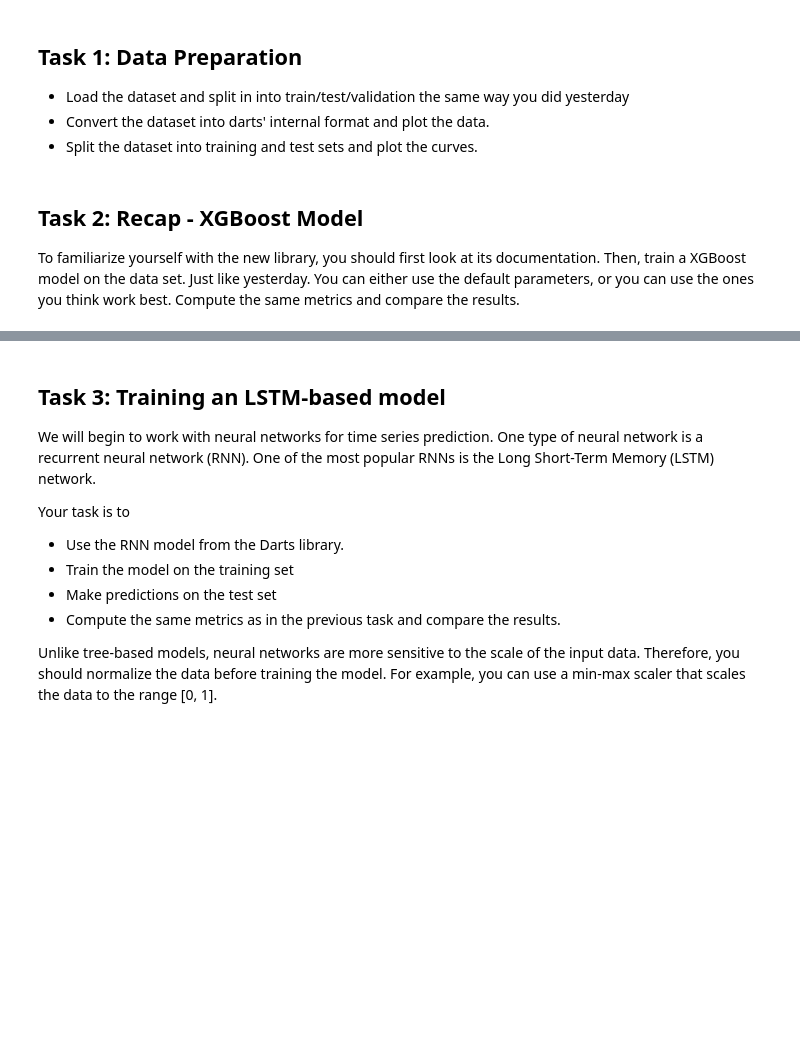
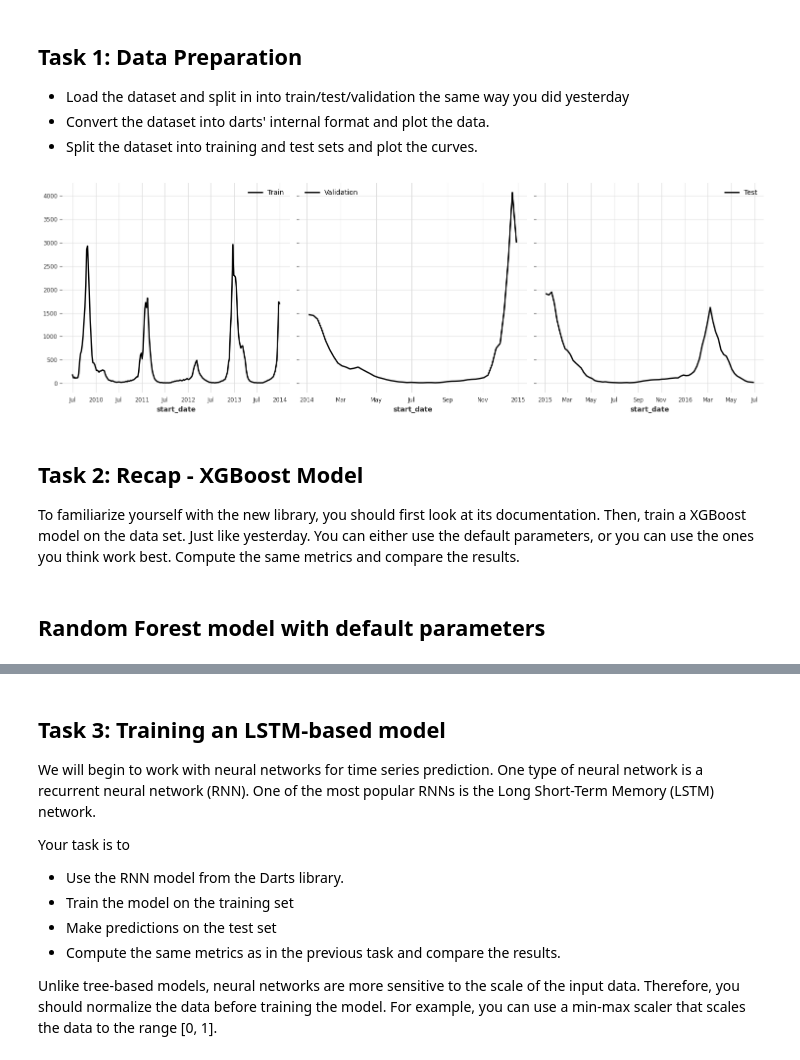
Before and after one commit to JulianMeigen/ML-handson, a Jupyter notebook: notebooks/3.0 SNJMMH-Day3.ipynb, the cells around one changed output, grey strips where cells are left out. Saved outputs shown, nothing was run; the diff lists cells and outputs as text; code cells hidden in the pictures; blank space fills up the shorter version.

```diff
--- a/notebooks/3.0 SNJMMH-Day3.ipynb
+++ b/notebooks/3.0 SNJMMH-Day3.ipynb
@@ -11,6 +19,23 @@ Required Python packages: pandas, numpy, matplotlib, darts, optuna
 - Load the dataset and split in into train/test/validation the same way you did yesterday
 - Convert the dataset into darts' internal format and plot the data.
 - Split the dataset into training and test sets and plot the curves.
+# %%
+test = pd.read_csv(os.path.join('..', 'data', 'interim', 'test.csv'))
+train = pd.read_csv(os.path.join('..', 'data', 'interim', 'training.csv'))
+val = pd.read_csv(os.path.join('..', 'data', 'interim', 'validation.csv'))
+# %%
+train_series = TimeSeries.from_dataframe(train, 'start_date', 'FluVisits')
+test_series = TimeSeries.from_dataframe(test, 'start_date', 'FluVisits')
+val_series = TimeSeries.from_dataframe(val, 'start_date', 'FluVisits')
+# %%
+fig, ax = plt.subplots(1,3 , figsize=(15, 5), sharey=True)
+train_series.plot(ax=ax[0], label='Train')
+val_series.plot(ax=ax[1], label='Validation')
+test_series.plot(ax=ax[2], label='Test')
+plt.tight_layout()
+plt.show()
+# %% [output]
+[figure, added]
 # %% [markdown]
 ## Task 2: Recap - XGBoost Model
 
@@ -21,0 +46,2 @@ from darts.models import RandomForest
+# %% [markdown]
+## Random Forest model with default parameters
```
Also changed, not shown: parts of 10 cells of this notebook.
